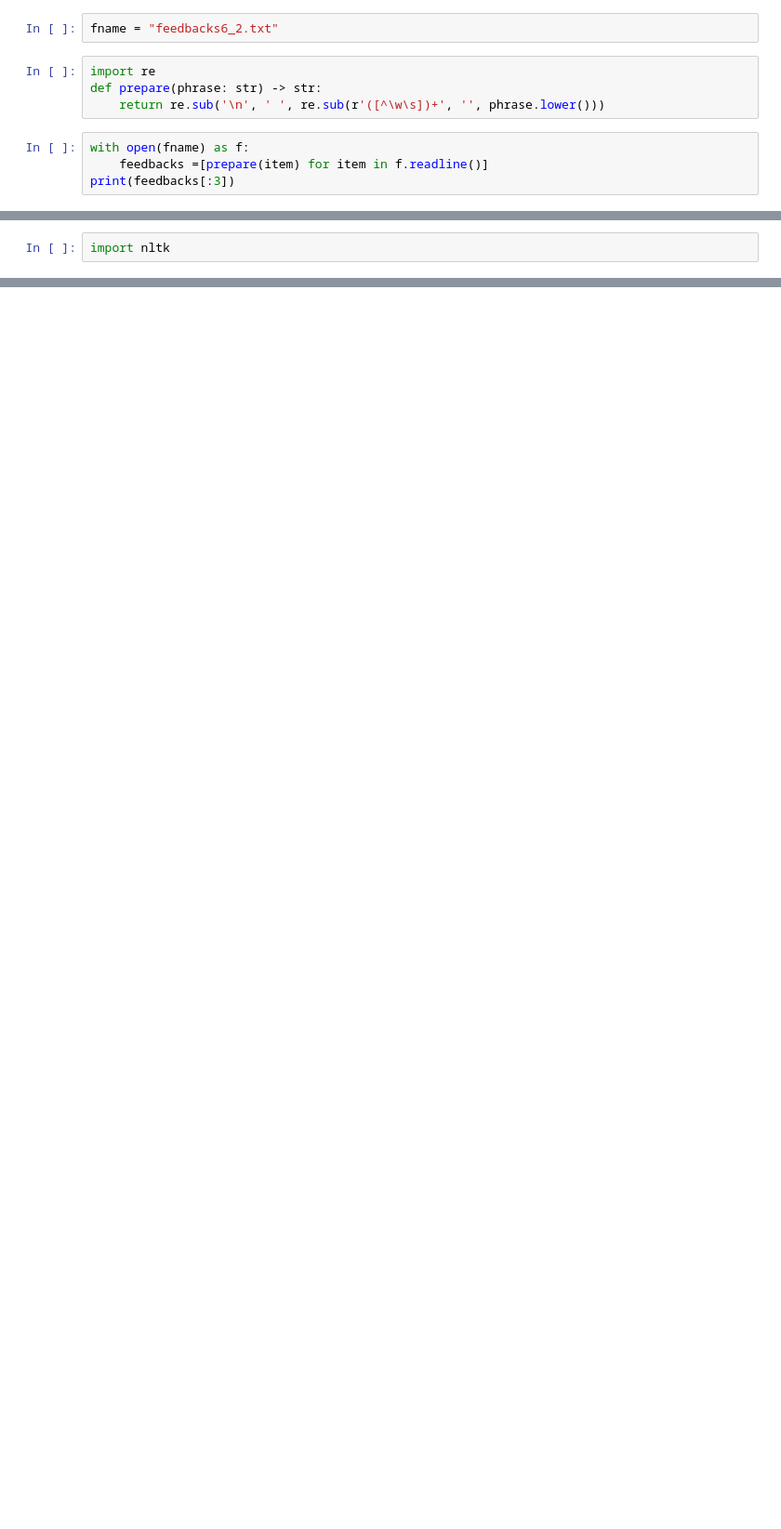
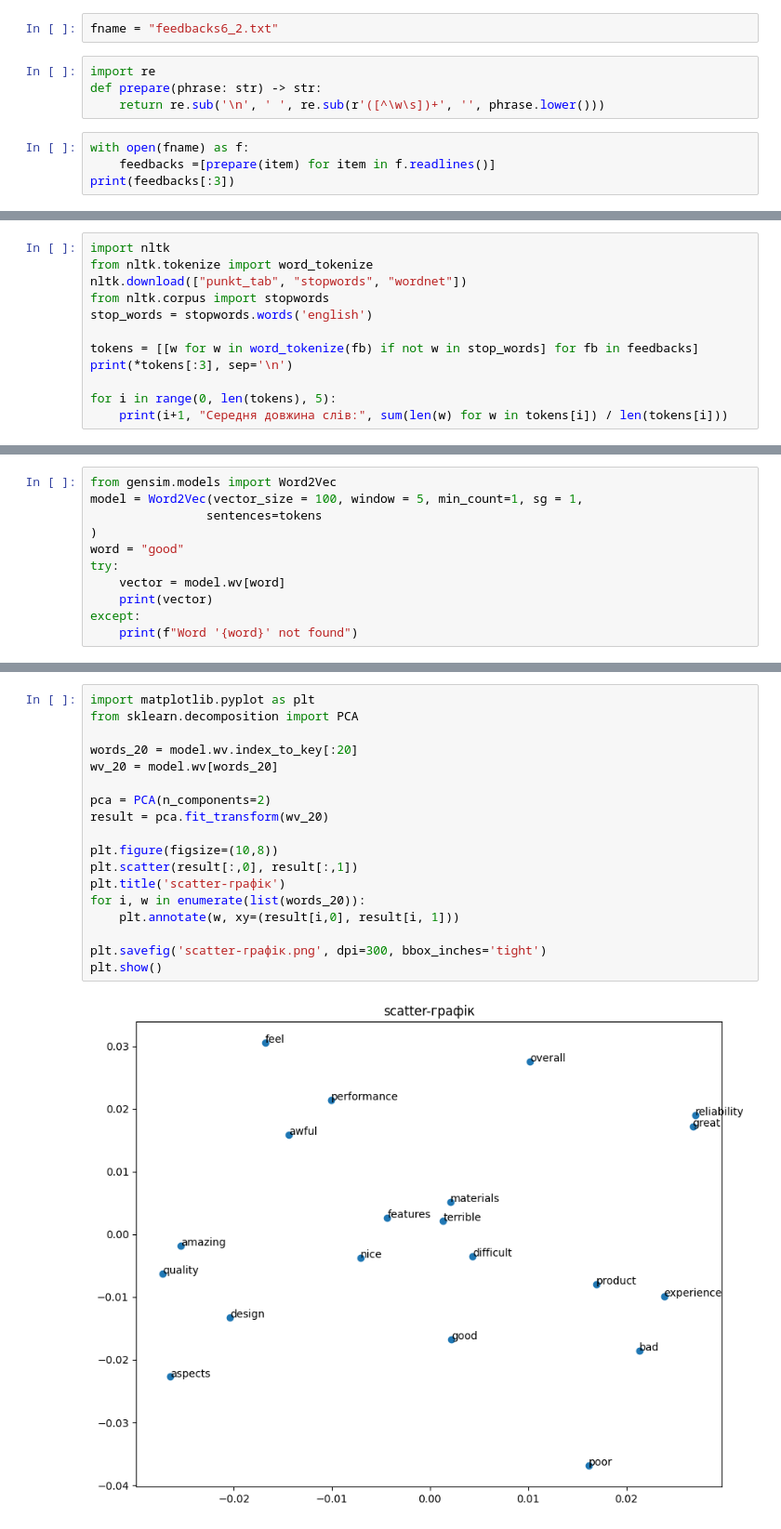
Before and after one commit to RomanBezsh/PythonAi, a Jupyter notebook: works/Work6_2_gensim.ipynb, the cells around one changed output, grey strips where cells are left out. Shown at 93% size. Saved outputs shown, nothing was run; the diff lists cells and outputs as text; blank space fills up the shorter version.

```diff
--- a/works/Work6_2_gensim.ipynb
+++ b/works/Work6_2_gensim.ipynb
@@ -18,6 +18,6 @@ def prepare(phrase: str) -> str:
     return re.sub('\n', ' ', re.sub(r'([^\w\s])+', '', phrase.lower()))
 # %%
 with open(fname) as f:
-    feedbacks =[prepare(item) for item in f.readline()]
+    feedbacks =[prepare(item) for item in f.readlines()]
 print(feedbacks[:3])
 # %% [output]
@@ -25,3 +25,13 @@ print(feedbacks[:3])
 # %%
 import nltk
+from nltk.tokenize import word_tokenize
+nltk.download(["punkt_tab", "stopwords", "wordnet"])
+from nltk.corpus import stopwords
+stop_words = stopwords.words('english')
+
+tokens = [[w for w in word_tokenize(fb) if not w in stop_words] for fb in feedbacks]
+print(*tokens[:3], sep='\n')
+
+for i in range(0, len(tokens), 5):
+    print(i+1, "Середня довжина слів:", sum(len(w) for w in tokens[i]) / len(tokens[i]))
 # %% [output]
@@ -28,0 +63,11 @@ ModuleNotFoundError: No module named 'nltk'
+# %%
+from gensim.models import Word2Vec
+model = Word2Vec(vector_size = 100, window = 5, min_count=1, sg = 1,
+                sentences=tokens
+)
+word = "good"
+try:
+    vector = model.wv[word]
+    print(vector)
+except:
+    print(f"Word '{word}' not found")
@@ -28,0 +136,20 @@ ModuleNotFoundError: No module named 'nltk'
+# %%
+import matplotlib.pyplot as plt
+from sklearn.decomposition import PCA
+
+words_20 = model.wv.index_to_key[:20]
+wv_20 = model.wv[words_20]
+
+pca = PCA(n_components=2)
+result = pca.fit_transform(wv_20)
+
+plt.figure(figsize=(10,8))
+plt.scatter(result[:,0], result[:,1])
+plt.title('scatter-графік')
+for i, w in enumerate(list(words_20)):
+    plt.annotate(w, xy=(result[i,0], result[i, 1]))
+
+plt.savefig('scatter-графік.png', dpi=300, bbox_inches='tight')
+plt.show()
+# %% [output]
+[figure, added]
```
Also changed, not shown: parts of 10 cells of this notebook, 5 other files.
